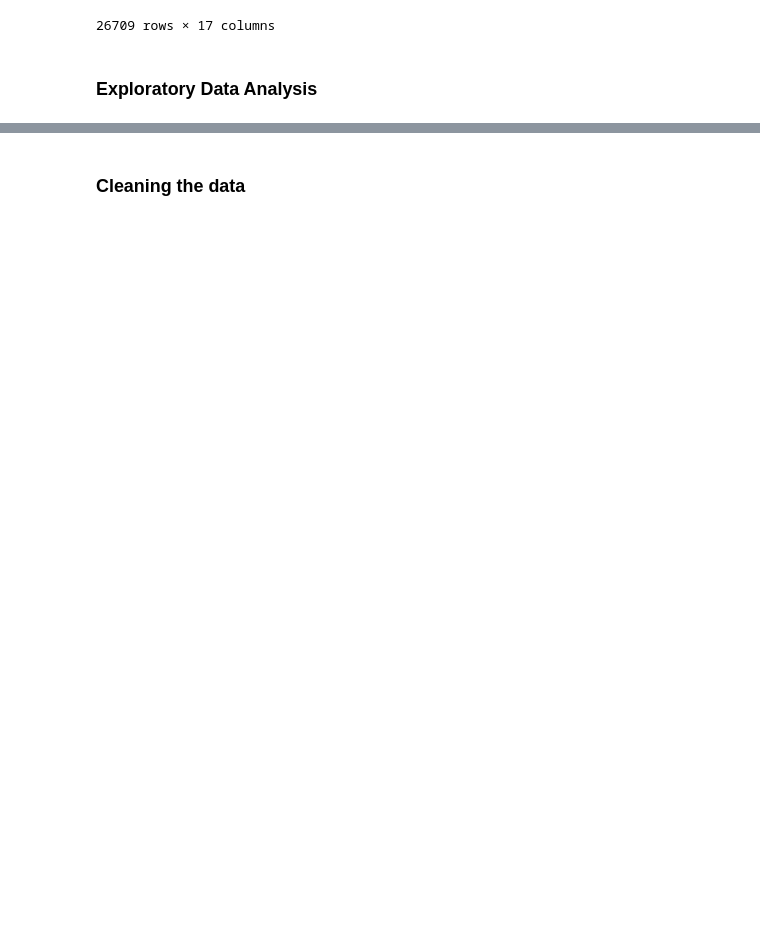
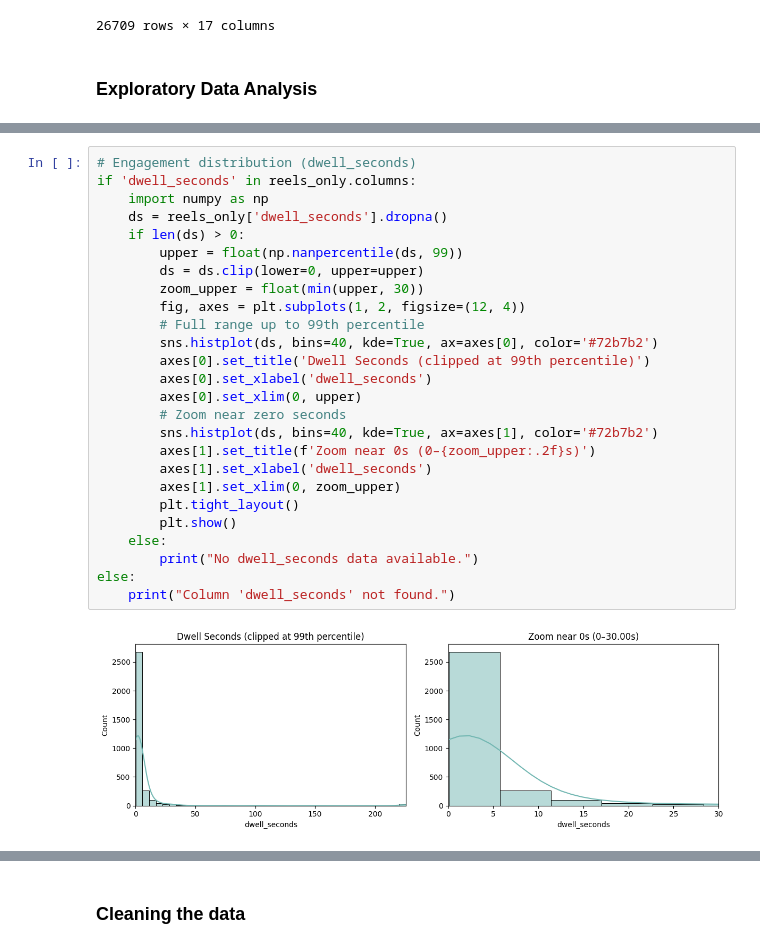
Before and after one commit to jackdpond/snare_algo, a Jupyter notebook: algo.ipynb, the cells around one changed output, grey strips where cells are left out. Drawn from its saved outputs; the diff is of its cells as text; blank space fills up the shorter version.

```diff
--- a/algo.ipynb
+++ b/algo.ipynb
@@ -47,0 +224,28 @@ songs
+# %%
+# Engagement distribution (dwell_seconds)
+if 'dwell_seconds' in reels_only.columns:
+    import numpy as np
+    ds = reels_only['dwell_seconds'].dropna()
+    if len(ds) > 0:
+        upper = float(np.nanpercentile(ds, 99))
+        ds = ds.clip(lower=0, upper=upper)
+        zoom_upper = float(min(upper, 30))
+        fig, axes = plt.subplots(1, 2, figsize=(12, 4))
+        # Full range up to 99th percentile
+        sns.histplot(ds, bins=40, kde=True, ax=axes[0], color='#72b7b2')
+        axes[0].set_title('Dwell Seconds (clipped at 99th percentile)')
+        axes[0].set_xlabel('dwell_seconds')
+        axes[0].set_xlim(0, upper)
+        # Zoom near zero seconds
+        sns.histplot(ds, bins=40, kde=True, ax=axes[1], color='#72b7b2')
+        axes[1].set_title(f'Zoom near 0s (0–{zoom_upper:.2f}s)')
+        axes[1].set_xlabel('dwell_seconds')
+        axes[1].set_xlim(0, zoom_upper)
+        plt.tight_layout()
+        plt.show()
+    else:
+        print("No dwell_seconds data available.")
+else:
+    print("Column 'dwell_seconds' not found.")
+# %% [output]
+[figure, added]
```
Also changed, not shown: parts of 21 cells of this notebook.
